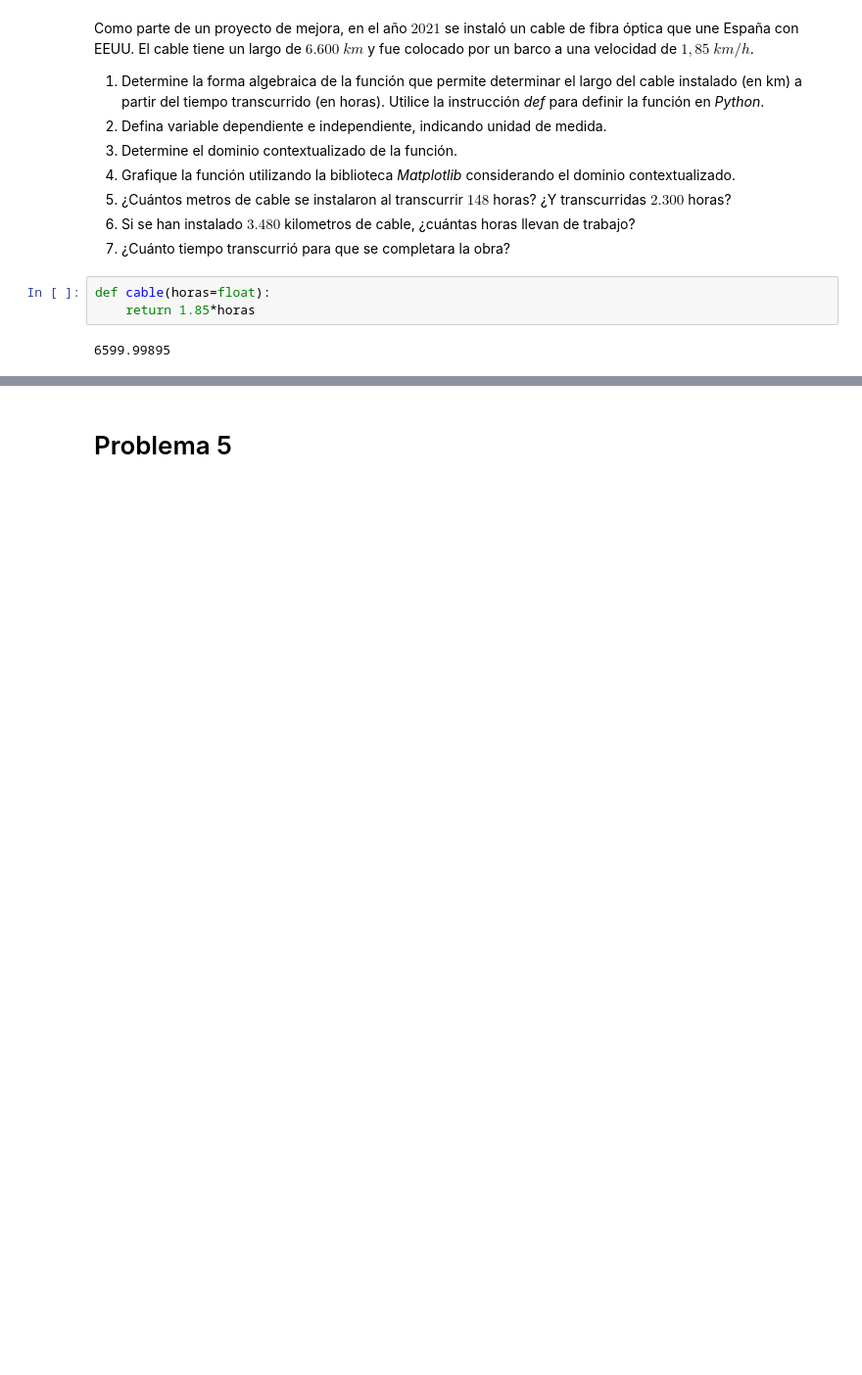
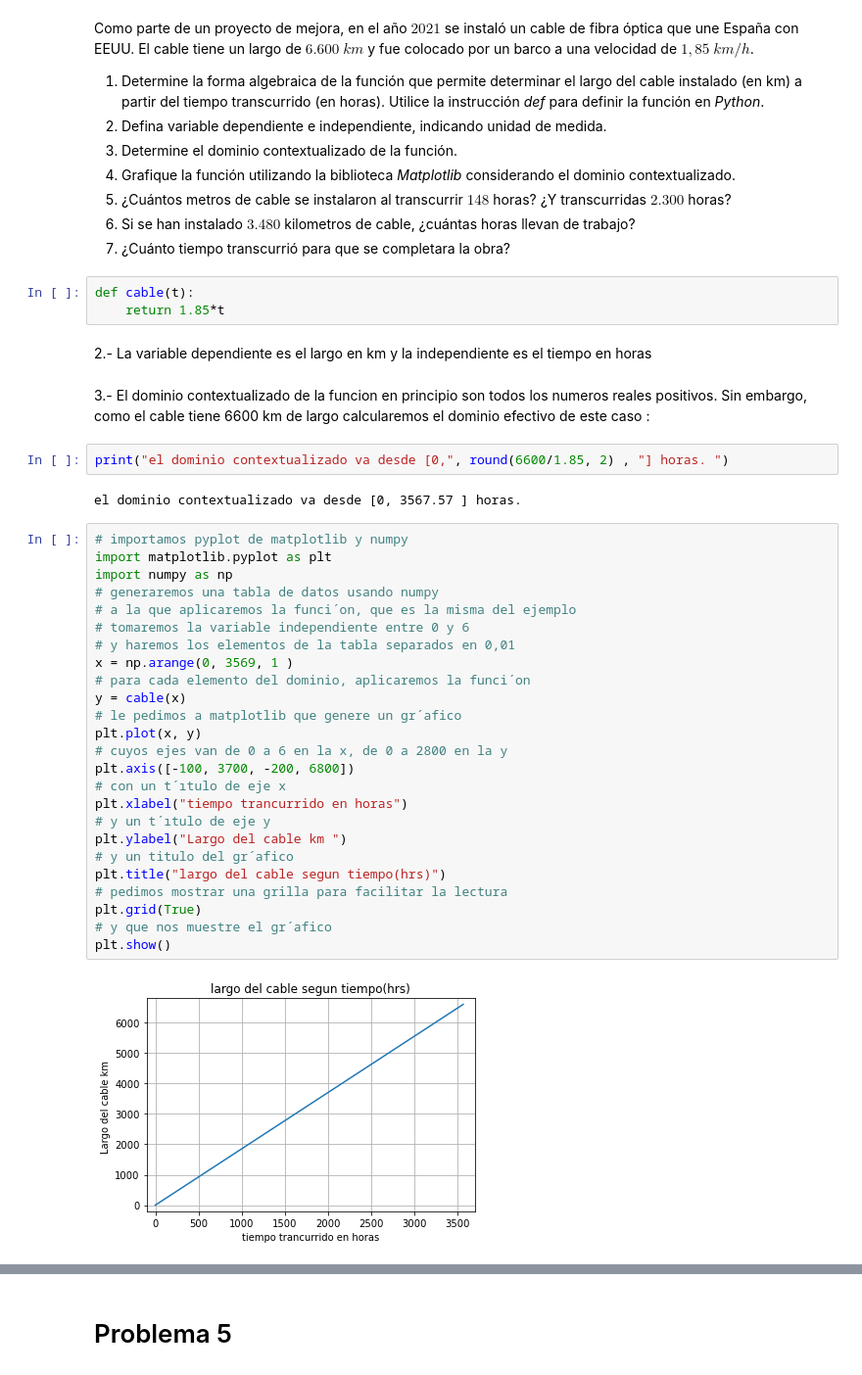
Before and after one commit to matikkkkk/PYTHOOON, a Jupyter notebook: matematicaApli/G1_Funciones.ipynb, the cells around one changed output, grey strips where cells are left out. Shown at 98% size. Cells and saved outputs as stored; diff of their text form; blank space fills up the shorter version.

```diff
--- a/matematicaApli/G1_Funciones.ipynb
+++ b/matematicaApli/G1_Funciones.ipynb
@@ -90,7 +90,40 @@ Como parte de un proyecto de mejora, en el año $2021$ se instaló un cable de f
 6.   Si se han instalado $3.480$ kilometros de cable, ¿cuántas horas llevan de trabajo?
 7.   ¿Cuánto tiempo transcurrió para que se completara la obra?
 # %%
-def cable(horas=float):
-    return 1.85*horas
+def cable(t):
+    return 1.85*t
-# %% [output]
-6599.99895
+# %% [markdown]
+2.- La variable dependiente es el largo en km y la independiente es el tiempo en horas
+# %% [markdown]
+3.- El dominio contextualizado de la funcion en principio son todos los numeros reales positivos. Sin embargo, como el cable tiene 6600 km de largo calcularemos el dominio efectivo de este caso :
+# %%
+print("el dominio contextualizado va desde [0,", round(6600/1.85, 2) , "] horas. ")
+# %% [output]
+el dominio contextualizado va desde [0, 3567.57 ] horas.
+# %%
+# importamos pyplot de matplotlib y numpy
+import matplotlib.pyplot as plt
+import numpy as np
+# generaremos una tabla de datos usando numpy
+# a la que aplicaremos la funci´on, que es la misma del ejemplo
+# tomaremos la variable independiente entre 0 y 6
+# y haremos los elementos de la tabla separados en 0,01
+x = np.arange(0, 3569, 1 )
+# para cada elemento del dominio, aplicaremos la funci´on
+y = cable(x)
+# le pedimos a matplotlib que genere un gr´afico
+plt.plot(x, y)
+# cuyos ejes van de 0 a 6 en la x, de 0 a 2800 en la y
+plt.axis([-100, 3700, -200, 6800])
+# con un t´ıtulo de eje x
+plt.xlabel("tiempo trancurrido en horas")
+# y un t´ıtulo de eje y
+plt.ylabel("Largo del cable km ")
+# y un titulo del gr´afico
+plt.title("largo del cable segun tiempo(hrs)")
+# pedimos mostrar una grilla para facilitar la lectura
+plt.grid(True)
+# y que nos muestre el gr´afico
+plt.show()
+# %% [output]
+[figure, added]
```
Also changed, not shown: parts of 9 cells of this notebook.
